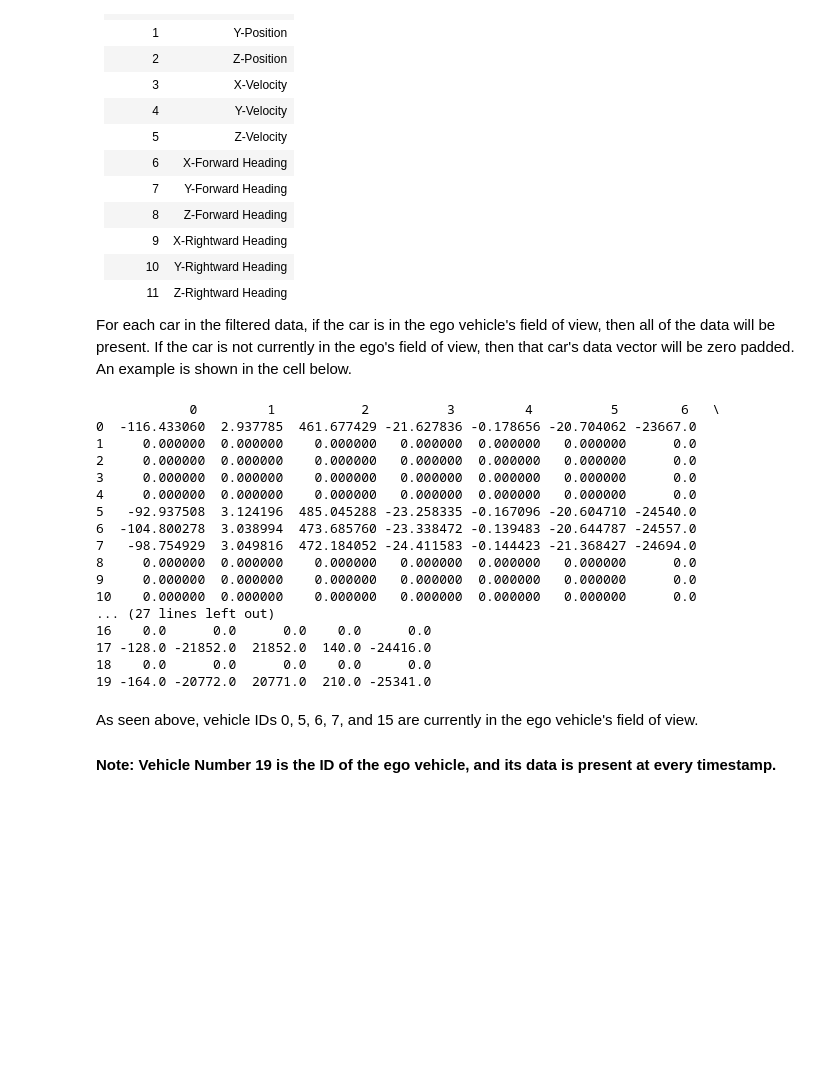
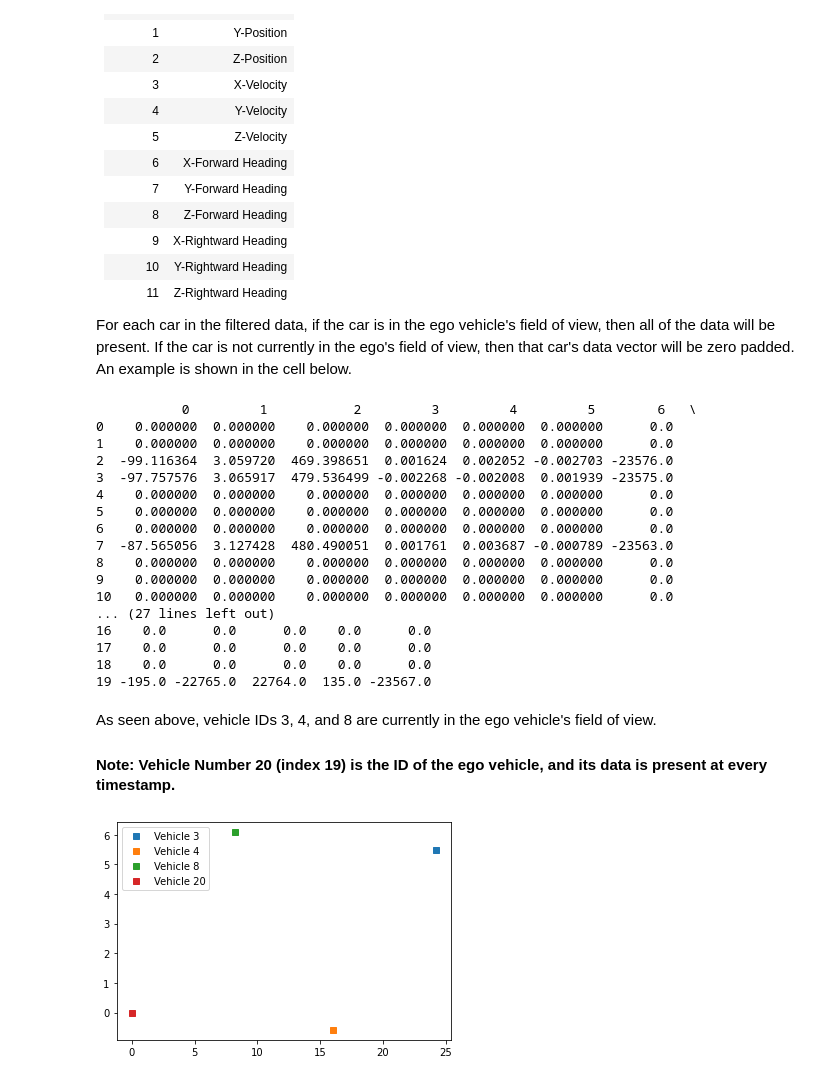
Before and after one commit to linklab-uva/deepracing-state-estimation, a Jupyter notebook: project_walkthrough.ipynb, the cells around one changed output. Drawn from its saved outputs; the diff is of its cells as text; code cells hidden in the pictures; blank space fills up the shorter version.

```diff
--- a/project_walkthrough.ipynb
+++ b/project_walkthrough.ipynb
@@ -60,26 +58,40 @@ The filter data is now stored in a 3-D numpy matrix, with the dimensions being `
 For each car in the filtered data, if the car is in the ego vehicle's field of view, then all of the data will be present. If the car is not currently in the ego's field of view, then that car's data vector will be zero padded. An example is shown in the cell below.
 # %%
 import pandas as pd
-print(pd.DataFrame(filtered_data[100]))
+print(pd.DataFrame(filtered_data[packet_num]))
 # %% [output]
-            0         1           2          3         4          5        6   \
-0  -116.433060  2.937785  461.677429 -21.627836 -0.178656 -20.704062 -23667.0
-1     0.000000  0.000000    0.000000   0.000000  0.000000   0.000000      0.0
-2     0.000000  0.000000    0.000000   0.000000  0.000000   0.000000      0.0
-3     0.000000  0.000000    0.000000   0.000000  0.000000   0.000000      0.0
-4     0.000000  0.000000    0.000000   0.000000  0.000000   0.000000      0.0
-5   -92.937508  3.124196  485.045288 -23.258335 -0.167096 -20.604710 -24540.0
-6  -104.800278  3.038994  473.685760 -23.338472 -0.139483 -20.644787 -24557.0
-7   -98.754929  3.049816  472.184052 -24.411583 -0.144423 -21.368427 -24694.0
-8     0.000000  0.000000    0.000000   0.000000  0.000000   0.000000      0.0
-9     0.000000  0.000000    0.000000   0.000000  0.000000   0.000000      0.0
-10    0.000000  0.000000    0.000000   0.000000  0.000000   0.000000      0.0
+           0         1           2         3         4         5        6   \
+0    0.000000  0.000000    0.000000  0.000000  0.000000  0.000000      0.0
+1    0.000000  0.000000    0.000000  0.000000  0.000000  0.000000      0.0
+2  -99.116364  3.059720  469.398651  0.001624  0.002052 -0.002703 -23576.0
+3  -97.757576  3.065917  479.536499 -0.002268 -0.002008  0.001939 -23575.0
+4    0.000000  0.000000    0.000000  0.000000  0.000000  0.000000      0.0
+5    0.000000  0.000000    0.000000  0.000000  0.000000  0.000000      0.0
+6    0.000000  0.000000    0.000000  0.000000  0.000000  0.000000      0.0
+7  -87.565056  3.127428  480.490051  0.001761  0.003687 -0.000789 -23563.0
+8    0.000000  0.000000    0.000000  0.000000  0.000000  0.000000      0.0
+9    0.000000  0.000000    0.000000  0.000000  0.000000  0.000000      0.0
+10   0.000000  0.000000    0.000000  0.000000  0.000000  0.000000      0.0
 ... (27 lines left out)
 16    0.0      0.0      0.0    0.0      0.0
-17 -128.0 -21852.0  21852.0  140.0 -24416.0
+17    0.0      0.0      0.0    0.0      0.0
 18    0.0      0.0      0.0    0.0      0.0
-19 -164.0 -20772.0  20771.0  210.0 -25341.0
+19 -195.0 -22765.0  22764.0  135.0 -23567.0
 # %% [markdown]
-As seen above, vehicle IDs 0, 5, 6, 7, and 15 are currently in the ego vehicle's field of view.
+As seen above, vehicle IDs 3, 4, and 8 are currently in the ego vehicle's field of view.
 
-#### Note: Vehicle Number 19 is the ID of the ego vehicle, and its data is present at every timestamp.
+#### Note: Vehicle Number 20 (index 19) is the ID of the ego vehicle, and its data is present at every timestamp.
+# %%
+from preprocessing import pointDirectionToPose
+import numpy as np
+
+new_coordinates = pointDirectionToPose(filtered_data[packet_num])
+# %%
+import matplotlib.pyplot as plt
+for i in range(len(new_coordinates)):
+    if not np.all((new_coordinates[i] == 0)):
+        plt.plot(new_coordinates[i][0], new_coordinates[i][2], 's', label="Vehicle {0}".format(i+1))
+plt.legend()
+plt.show()
+# %% [output]
+[figure, added]
```
Also changed, not shown: parts of 4 cells of this notebook, 3 other files.
